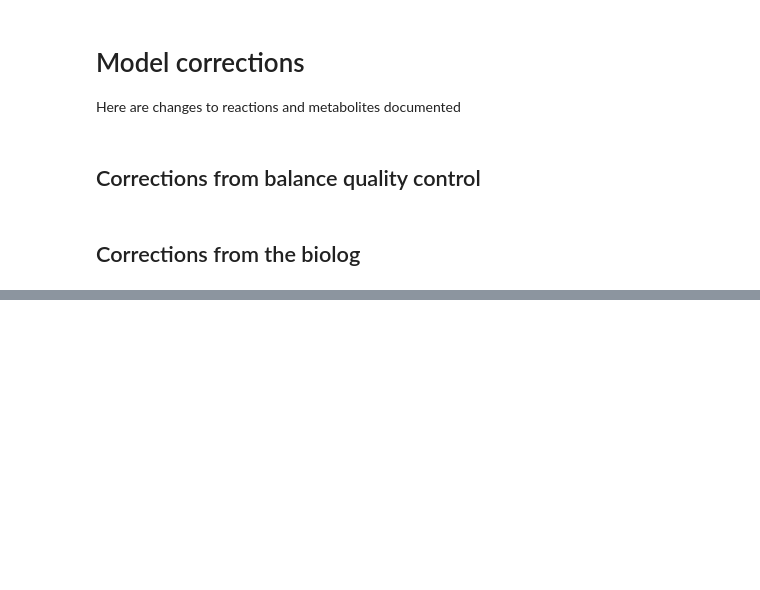
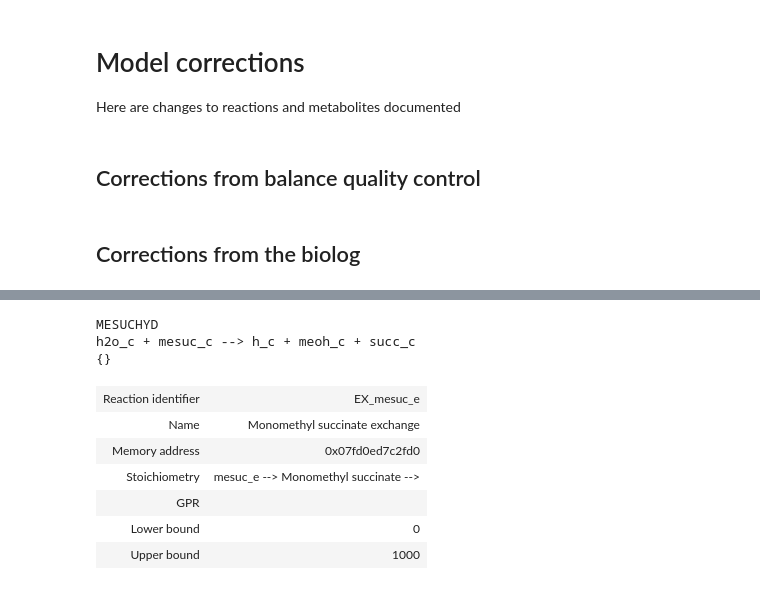
Before and after one commit to iAMB-RWTH-Aachen/Ustilago_maydis-GEM, a Jupyter notebook: code/iUma22_ModelCorrections.ipynb, the cells around one changed output, grey strips where cells are left out. Saved outputs shown, nothing was run; the diff lists cells and outputs as text; code cells hidden in the pictures; blank space fills up the shorter version.

```diff
--- a/code/iUma22_ModelCorrections.ipynb
+++ b/code/iUma22_ModelCorrections.ipynb
@@ -439,32 +592,43 @@ model.add_boundary(model.metabolites.get_by_id('L_alagly_e'), type='exchange', l
 # %%
-# monomethul succinate metabolism
+# monomethyl succinate metabolism
 ID = 'MESUCHYD'
 if ID not in model.reactions:
     reaction = Reaction(ID)
     reaction.name = 'Monomethyl succinate hydrolase'
     reaction.lower_bound = 0.
     reaction.upper_bound = 1000.
 ##     reaction.annotation = {'biocyc': 'RXN0-6977', 'brenda': '3.4.13.18'}
     MS = Metabolite(
         'mesuc_c',
         formula = 'C5H7O4',
-        name = 'L-alanyl-glycine',
+        name = 'Monomethyl succinate',
         charge = -1,
         compartment = 'c',
     )
     MS.annotation = {'biocyc':'CPD-3572', 'chebi':'75146', 'inchi':' InChI=1S/C5H8O4/c1-9-5(8)3-2-4(6)7/h2-3H2,1H3,(H,6,7)/p-1', 'pubchem':'6930703'}
     Suc = model.metabolites.get_by_id('succ_c')
     MEOH = model.metabolites.get_by_id('meoh_c')
     H2O = model.metabolites.get_by_id('h2o_c')
     H = model.metabolites.get_by_id('h_c')
-    reaction.add_metabolites({MS:-1., H2O:-1., Suc:1., MEOH:1., H:1,})
+    reaction.add_metabolites({MS:-1., H2O:-1., Suc:1., MEOH:1., H:1})
     model.add_reactions([reaction])
 
     print(model.reactions.get_by_id(ID).id)
     print(model.reactions.get_by_id(ID).reaction)
     print(model.reactions.get_by_id(ID).check_mass_balance())
 
 reaction = CreateTransReact(model.metabolites.get_by_id('mesuc_c'))
 model.add_reactions([reaction])
 model.add_boundary(model.metabolites.get_by_id('mesuc_e'), type='exchange', lb=0, ub=1000)
+# %% [output]
+MESUCHYD
+h2o_c + mesuc_c --> h_c + meoh_c + succ_c
+{}
+| Reaction identifier | EX_mesuc_e |
+| Name | Monomethyl succinate exchange |
+| Memory address | 0x07fd0ed7c2fd0 |
+| Stoichiometry | mesuc_e --> Monomethyl succinate --> |
+| GPR |  |
+| Lower bound | 0 |
+| Upper bound | 1000 |
 # %%
```
Also changed, not shown: parts of 44 cells of this notebook, 51 other files.
